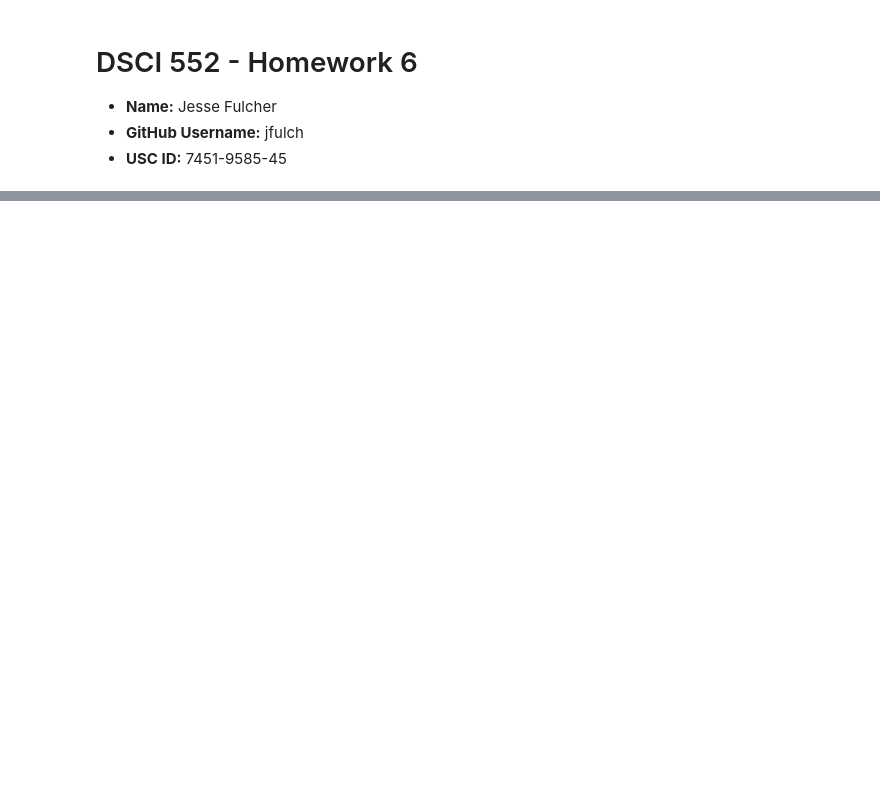
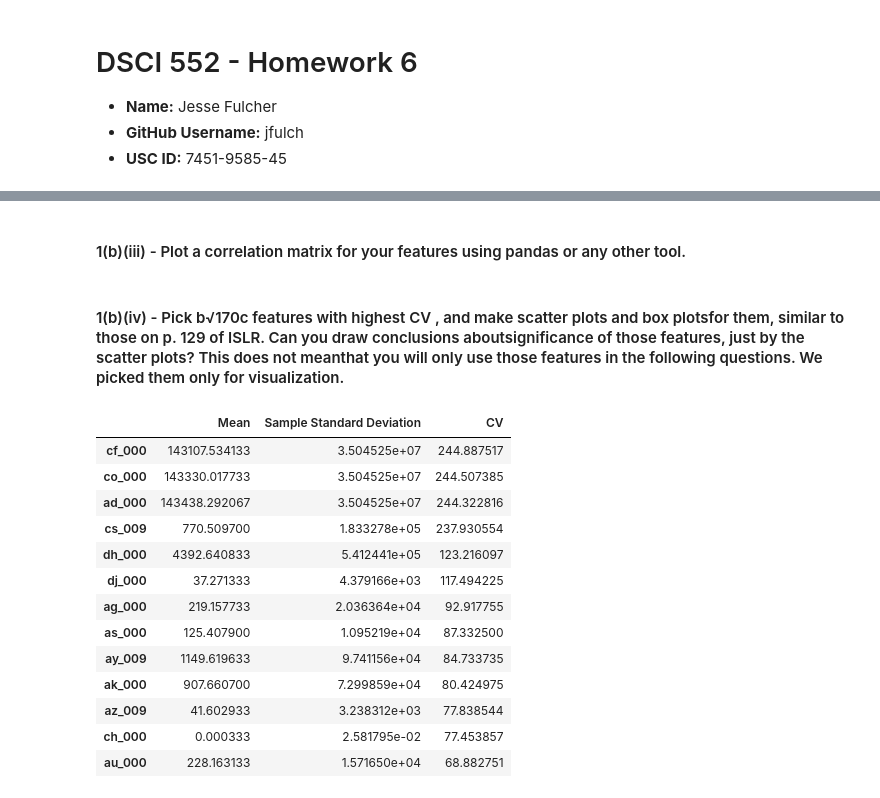
Before and after one commit to jfulch/dsci-552-fulcher-jesse-hw6, a Jupyter notebook: notebook/Fulcher_Jesse_HW6.ipynb, the cells around one changed output, grey strips where cells are left out. Saved outputs shown, nothing was run; the diff lists cells and outputs as text; code cells hidden in the pictures; blank space fills up the shorter version.

```diff
--- a/notebook/Fulcher_Jesse_HW6.ipynb
+++ b/notebook/Fulcher_Jesse_HW6.ipynb
@@ -40,0 +101,14 @@ display(train_df.head())
+# %%
+import numpy as np
+import pandas as pd
+
+feature_means = x_train.mean()
+feature_stds = x_train.std(ddof=1)
+
+cv_table = pd.DataFrame({
+    "Mean": feature_means,
+    "Sample Standard Deviation": feature_stds,
+    "CV": feature_stds / feature_means.replace(0, np.nan)
+})
+
+display(cv_table)
@@ -40,0 +129,2 @@ display(train_df.head())
+# %% [markdown]
+#### 1(b)(iii) - Plot a correlation matrix for your features using pandas or any other tool.
@@ -40,0 +147,31 @@ display(train_df.head())
+# %% [markdown]
+#### 1(b)(iv) - Pick b√170c features with highest CV , and make scatter plots and box plotsfor them, similar to those on p. 129 of ISLR. Can you draw conclusions aboutsignificance of those features, just by the scatter plots? This does not meanthat you will only use those features in the following questions. We picked them only for visualization.
+# %%
+import numpy as np
+
+n_features = int(np.sqrt(170))
+
+top_features = (
+    cv_table["CV"]
+    .replace([np.inf, -np.inf], np.nan)
+    .dropna()
+    .nlargest(n_features)
+    .index
+)
+
+display(cv_table.loc[top_features].sort_values("CV", ascending=False))
+# %% [output]
+|  | Mean | Sample Standard Deviation | CV |
+| cf_000 | 143107.534133 | 3.504525e+07 | 244.887517 |
+| co_000 | 143330.017733 | 3.504525e+07 | 244.507385 |
+| ad_000 | 143438.292067 | 3.504525e+07 | 244.322816 |
+| cs_009 | 770.509700 | 1.833278e+05 | 237.930554 |
+| dh_000 | 4392.640833 | 5.412441e+05 | 123.216097 |
+| dj_000 | 37.271333 | 4.379166e+03 | 117.494225 |
+| ag_000 | 219.157733 | 2.036364e+04 | 92.917755 |
+| as_000 | 125.407900 | 1.095219e+04 | 87.332500 |
+| ay_009 | 1149.619633 | 9.741156e+04 | 84.733735 |
+| ak_000 | 907.660700 | 7.299859e+04 | 80.424975 |
+| az_009 | 41.602933 | 3.238312e+03 | 77.838544 |
+| ch_000 | 0.000333 | 2.581795e-02 | 77.453857 |
+| au_000 | 228.163133 | 1.571650e+04 | 68.882751 |
```
Also changed, not shown: parts of 16 cells of this notebook.
